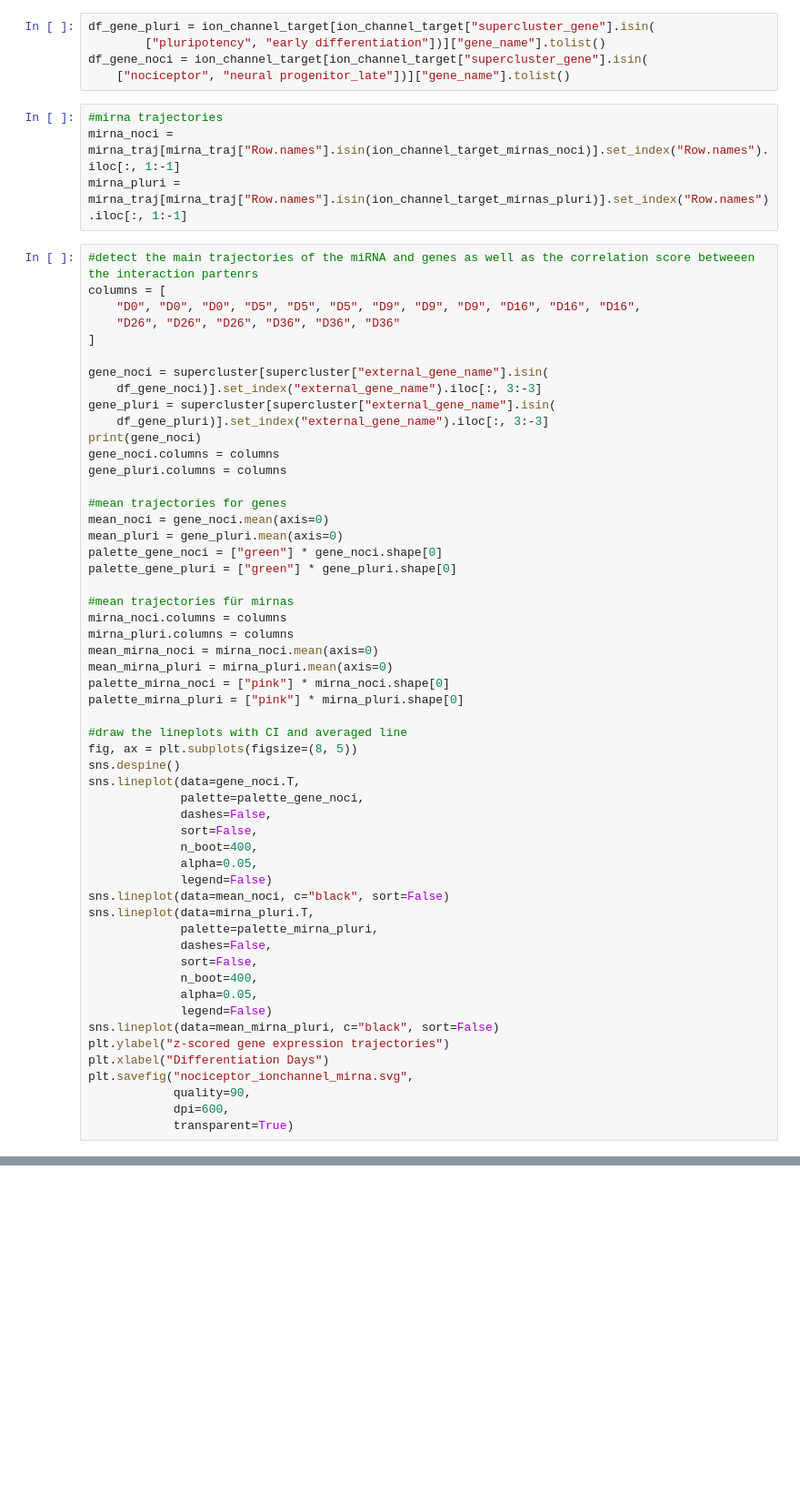
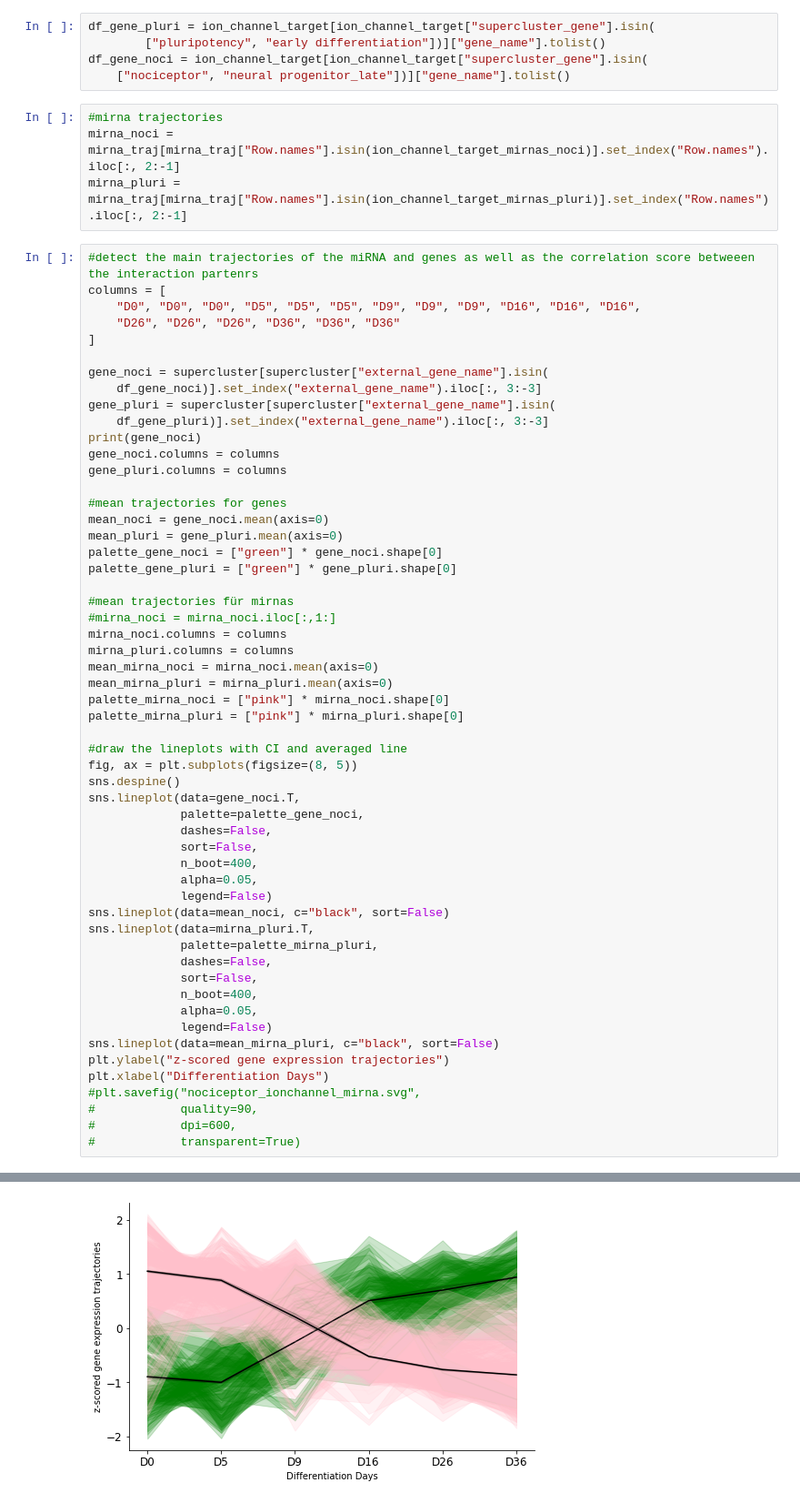
Before and after one commit to mouzkolit/Nociceptra, a Jupyter notebook: python-scripts/Ion_channel expression .ipynb, the cells around one changed output, grey strips where cells are left out. Shown at 91% size. Drawn from its saved outputs; the diff is of its cells as text; blank space fills up the shorter version.

```diff
--- a/python-scripts/Ion_channel expression .ipynb
+++ b/python-scripts/Ion_channel expression .ipynb
@@ -103,8 +103,8 @@ df_gene_noci = ion_channel_target[ion_channel_target["supercluster_gene"].isin(
     ["nociceptor", "neural progenitor_late"])]["gene_name"].tolist()
 # %%
 #mirna trajectories
-mirna_noci = mirna_traj[mirna_traj["Row.names"].isin(ion_channel_target_mirnas_noci)].set_index("Row.names").iloc[:, 1:-1]
-mirna_pluri = mirna_traj[mirna_traj["Row.names"].isin(ion_channel_target_mirnas_pluri)].set_index("Row.names").iloc[:, 1:-1]
+mirna_noci = mirna_traj[mirna_traj["Row.names"].isin(ion_channel_target_mirnas_noci)].set_index("Row.names").iloc[:, 2:-1]
+mirna_pluri = mirna_traj[mirna_traj["Row.names"].isin(ion_channel_target_mirnas_pluri)].set_index("Row.names").iloc[:, 2:-1]
 # %%
 #detect the main trajectories of the miRNA and genes as well as the correlation score betweeen the interaction partenrs
 columns = [
@@ -127,6 +127,7 @@ palette_gene_noci = ["green"] * gene_noci.shape[0]
 palette_gene_pluri = ["green"] * gene_pluri.shape[0]
 
 #mean trajectories für mirnas
+#mirna_noci = mirna_noci.iloc[:,1:]
 mirna_noci.columns = columns
 mirna_pluri.columns = columns
 mean_mirna_noci = mirna_noci.mean(axis=0)
@@ -155,7 +156,8 @@ sns.lineplot(data=mirna_pluri.T,
 sns.lineplot(data=mean_mirna_pluri, c="black", sort=False)
 plt.ylabel("z-scored gene expression trajectories")
 plt.xlabel("Differentiation Days")
-plt.savefig("nociceptor_ionchannel_mirna.svg",
-            quality=90,
-            dpi=600,
-            transparent=True)
+#plt.savefig("nociceptor_ionchannel_mirna.svg",
+#            quality=90,
+#            dpi=600,
+#            transparent=True)
+# %% [output]
@@ -161,0 +182 @@ plt.savefig("nociceptor_ionchannel_mirna.svg",
+[figure, added]
```
Also changed, not shown: parts of 9 cells of this notebook, 17 other files.
